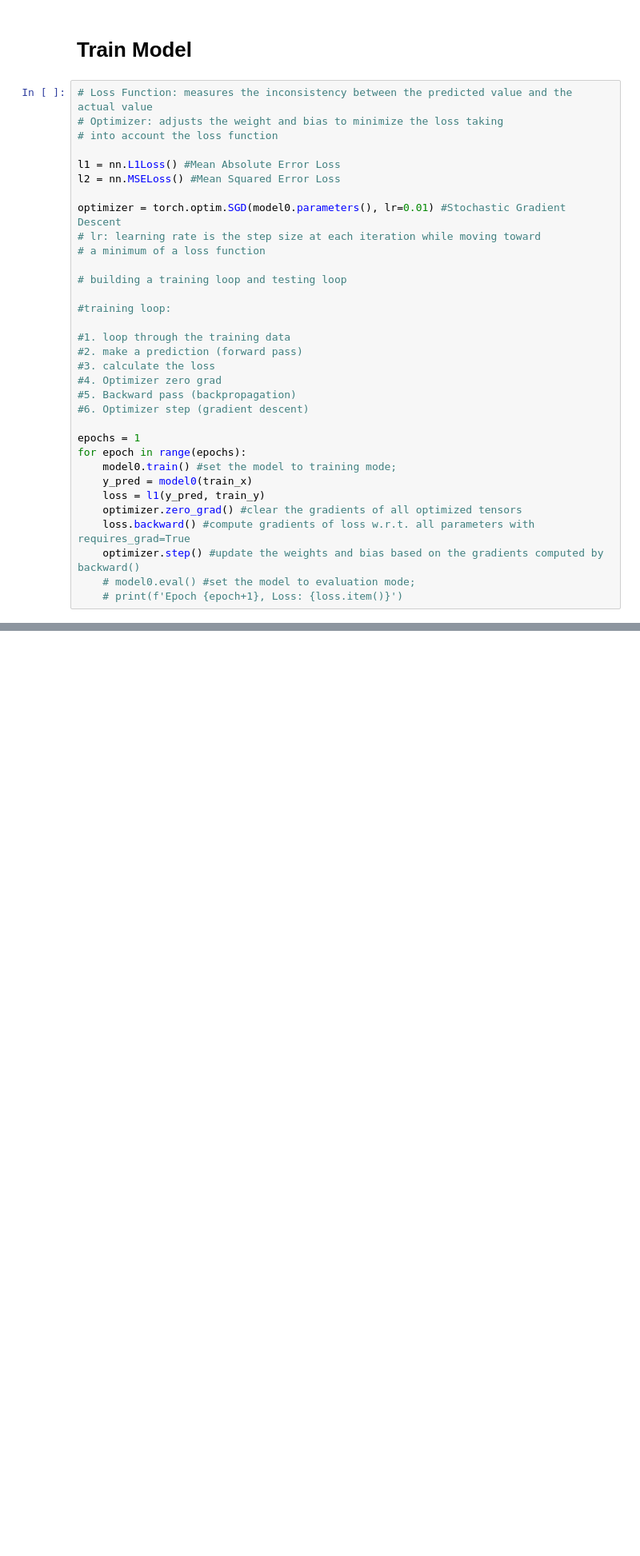
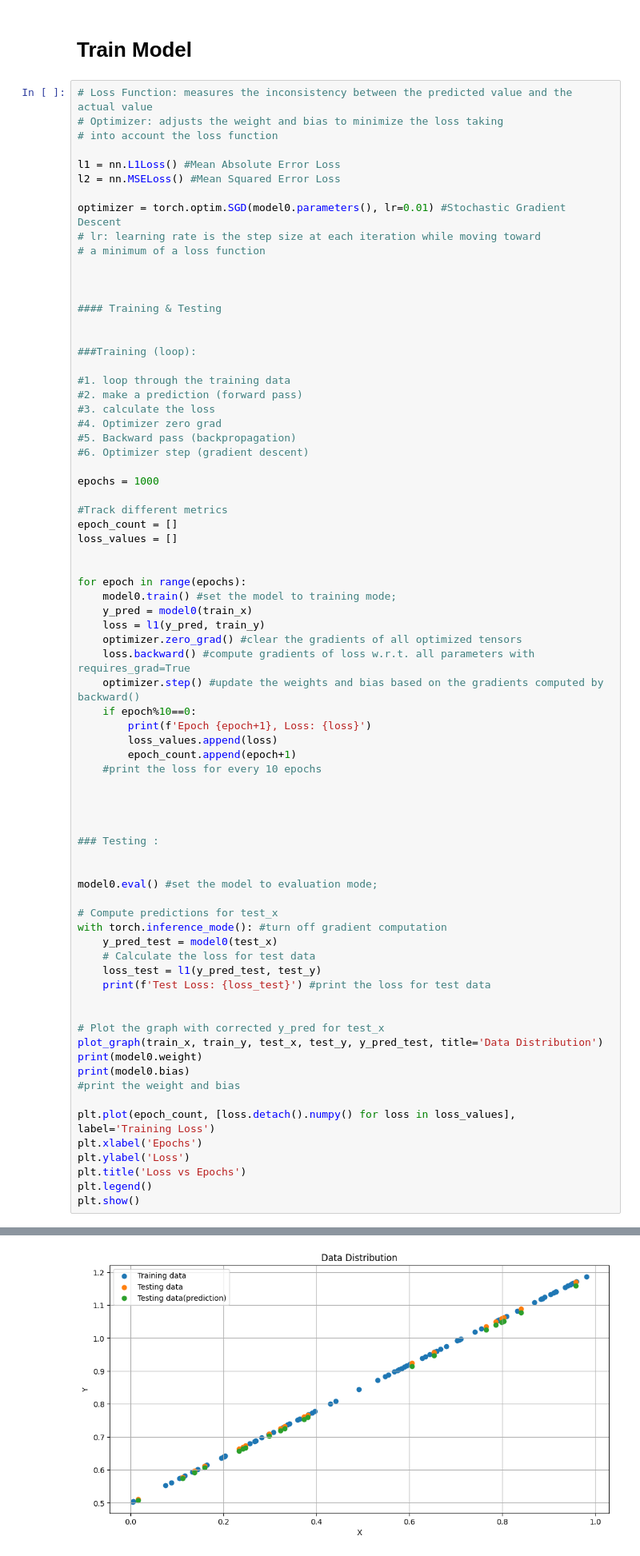
Before and after one commit to Shams-Simanto/PyTut, a Jupyter notebook: practice.ipynb, the cells around one changed output, grey strips where cells are left out. Shown: that part at 80% size. Drawn from its saved outputs; the diff is of its cells as text; blank space fills up the shorter version.

```diff
--- a/practice.ipynb
+++ b/practice.ipynb
@@ -508,9 +510,12 @@ optimizer = torch.optim.SGD(model0.parameters(), lr=0.01) #Stochastic Gradient D
 # lr: learning rate is the step size at each iteration while moving toward
 # a minimum of a loss function
 
-# building a training loop and testing loop
 
-#training loop:
+
+#### Training & Testing
+
+
+###Training (loop):
 
 #1. loop through the training data
 #2. make a prediction (forward pass)
@@ -519,7 +524,13 @@ optimizer = torch.optim.SGD(model0.parameters(), lr=0.01) #Stochastic Gradient D
 #5. Backward pass (backpropagation)
 #6. Optimizer step (gradient descent)
 
-epochs = 1
+epochs = 1000
+
+#Track different metrics
+epoch_count = []
+loss_values = []
+
+
 for epoch in range(epochs):
     model0.train() #set the model to training mode;
     y_pred = model0(train_x)
@@ -527,5 +538,38 @@ for epoch in range(epochs):
     optimizer.zero_grad() #clear the gradients of all optimized tensors
     loss.backward() #compute gradients of loss w.r.t. all parameters with requires_grad=True
     optimizer.step() #update the weights and bias based on the gradients computed by backward()
-    # model0.eval() #set the model to evaluation mode;
-    # print(f'Epoch {epoch+1}, Loss: {loss.item()}')
+    if epoch%10==0:
+        print(f'Epoch {epoch+1}, Loss: {loss}')
+        loss_values.append(loss)
+        epoch_count.append(epoch+1)
+    #print the loss for every 10 epochs
+
+
+
+
+### Testing :
+
+
+model0.eval() #set the model to evaluation mode;
+
+# Compute predictions for test_x
+with torch.inference_mode(): #turn off gradient computation
+    y_pred_test = model0(test_x)
+    # Calculate the loss for test data
+    loss_test = l1(y_pred_test, test_y)
+    print(f'Test Loss: {loss_test}') #print the loss for test data
+
+
+# Plot the graph with corrected y_pred for test_x
+plot_graph(train_x, train_y, test_x, test_y, y_pred_test, title='Data Distribution')
+print(model0.weight)
+print(model0.bias)
+#print the weight and bias
+
+plt.plot(epoch_count, [loss.detach().numpy() for loss in loss_values], label='Training Loss')
+plt.xlabel('Epochs')
+plt.ylabel('Loss')
+plt.title('Loss vs Epochs')
+plt.legend()
+plt.show()
+# %% [output]
@@ -531,0 +593 @@ for epoch in range(epochs):
+[figure, added]
```
Also changed, not shown: parts of 3 cells of this notebook.
